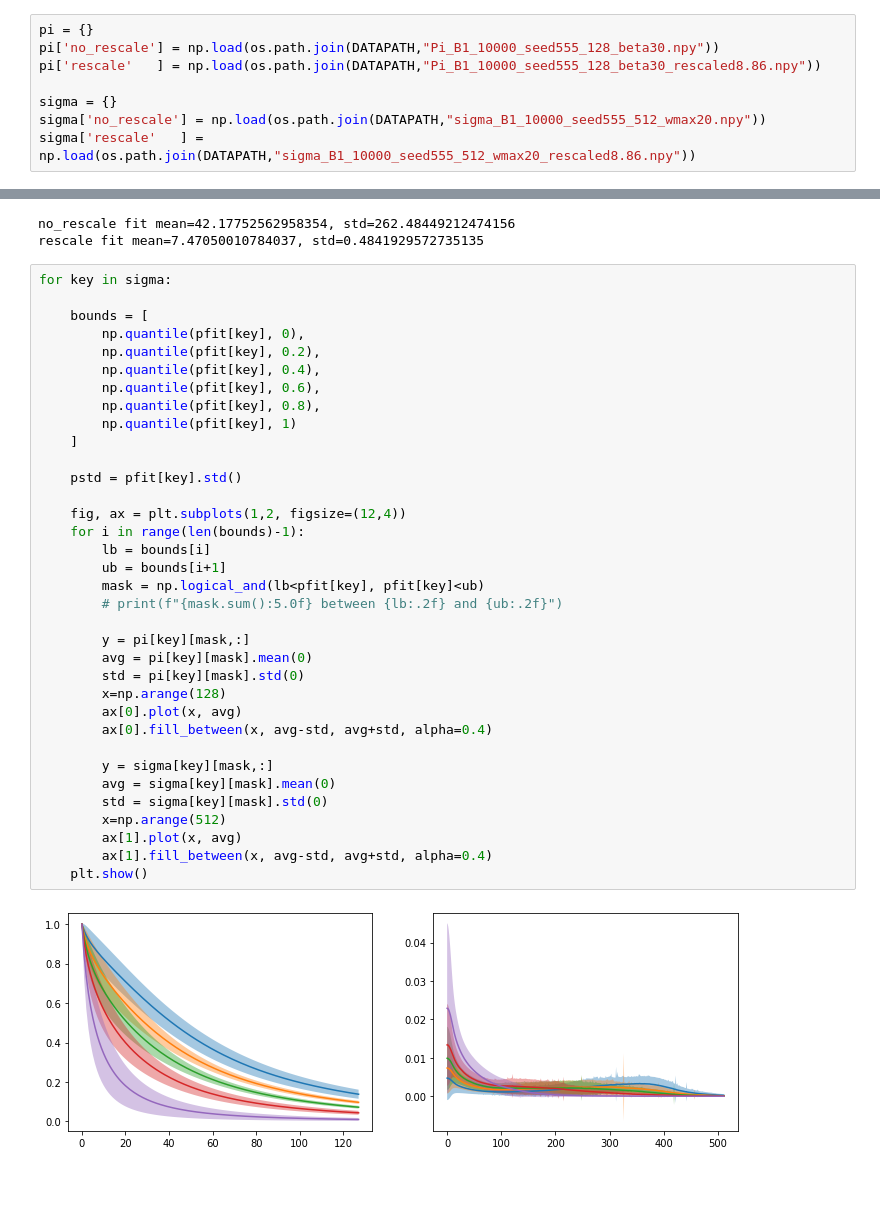
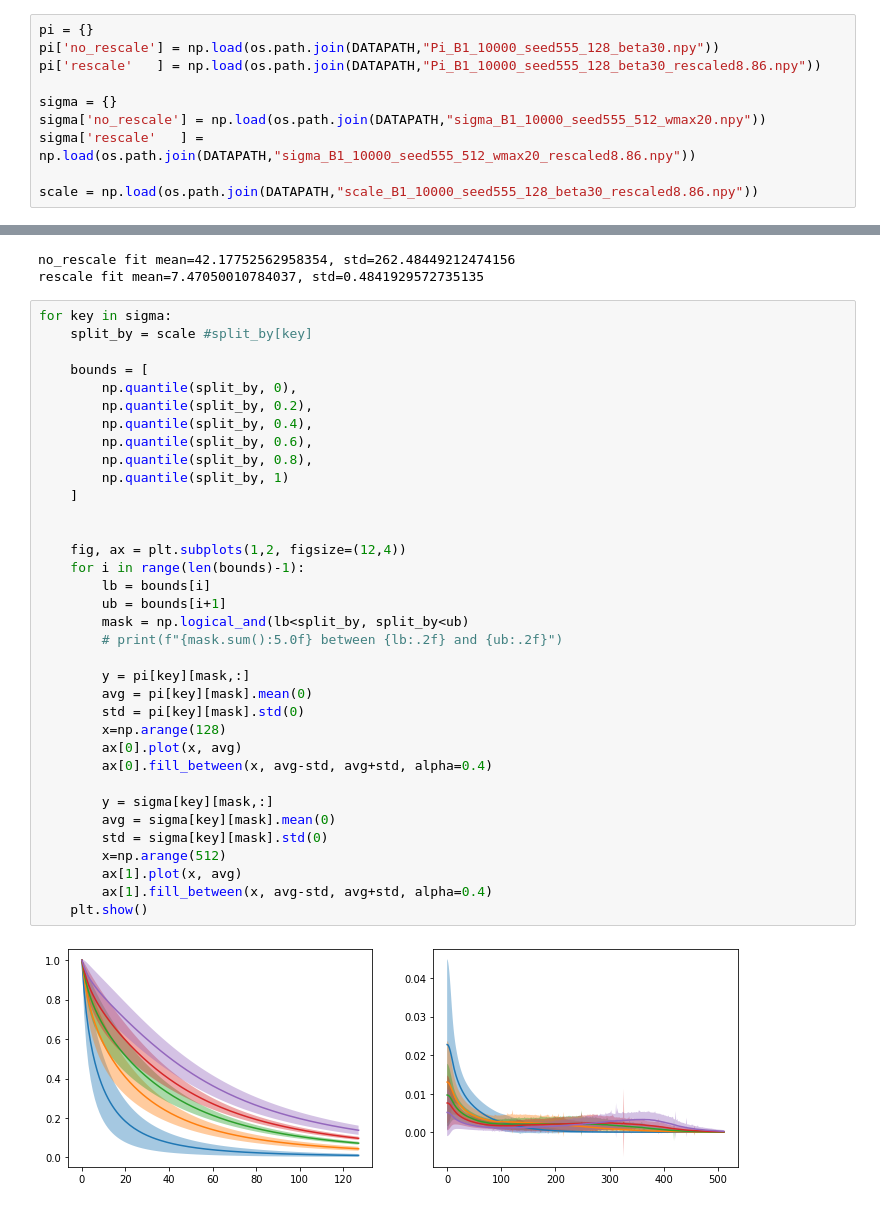
Before and after one commit to simonverret/deep_continuation, a Jupyter notebook: examples/dataset_statistics.ipynb, the cells around one changed output, grey strips where cells are left out. Drawn from its saved outputs; the diff is of its cells as text.

Commit message:
use scale file instead of local fit to illustrate spurious correlation

```diff
--- a/examples/dataset_statistics.ipynb
+++ b/examples/dataset_statistics.ipynb
@@ -19,6 +19,8 @@ pi['rescale'   ] = np.load(os.path.join(DATAPATH,"Pi_B1_10000_seed555_128_beta30
 sigma = {}
 sigma['no_rescale'] = np.load(os.path.join(DATAPATH,"sigma_B1_10000_seed555_512_wmax20.npy"))
 sigma['rescale'   ] = np.load(os.path.join(DATAPATH,"sigma_B1_10000_seed555_512_wmax20_rescaled8.86.npy"))
+
+scale = np.load(os.path.join(DATAPATH,"scale_B1_10000_seed555_128_beta30_rescaled8.86.npy"))
 # %% [markdown]
 Here are the difference in statistics
 # %%
@@ -98,38 +100,38 @@ no_rescale fit mean=42.17752562958354, std=262.48449212474156
 rescale fit mean=7.47050010784037, std=0.4841929572735135
 # %%
 for key in sigma:
+    split_by = scale #split_by[key]
 
     bounds = [
-        np.quantile(pfit[key], 0),
-        np.quantile(pfit[key], 0.2),
-        np.quantile(pfit[key], 0.4),
-        np.quantile(pfit[key], 0.6),
-        np.quantile(pfit[key], 0.8),
-        np.quantile(pfit[key], 1)
+        np.quantile(split_by, 0),
+        np.quantile(split_by, 0.2),
+        np.quantile(split_by, 0.4),
+        np.quantile(split_by, 0.6),
+        np.quantile(split_by, 0.8),
+        np.quantile(split_by, 1)
     ]
 
-    pstd = pfit[key].std()
 
     fig, ax = plt.subplots(1,2, figsize=(12,4))
     for i in range(len(bounds)-1):
         lb = bounds[i]
         ub = bounds[i+1]
-        mask = np.logical_and(lb<pfit[key], pfit[key]<ub)
+        mask = np.logical_and(lb<split_by, split_by<ub)
         # print(f"{mask.sum():5.0f} between {lb:.2f} and {ub:.2f}")
 
         y = pi[key][mask,:]
         avg = pi[key][mask].mean(0)
         std = pi[key][mask].std(0)
         x=np.arange(128)
         ax[0].plot(x, avg)
         ax[0].fill_between(x, avg-std, avg+std, alpha=0.4)
 
         y = sigma[key][mask,:]
         avg = sigma[key][mask].mean(0)
         std = sigma[key][mask].std(0)
         x=np.arange(512)
         ax[1].plot(x, avg)
         ax[1].fill_between(x, avg-std, avg+std, alpha=0.4)
     plt.show()
 # %% [output]
-[figure, old version]
+[figure, new version]
```
Also changed, not shown: parts of 1 cell of this notebook.
